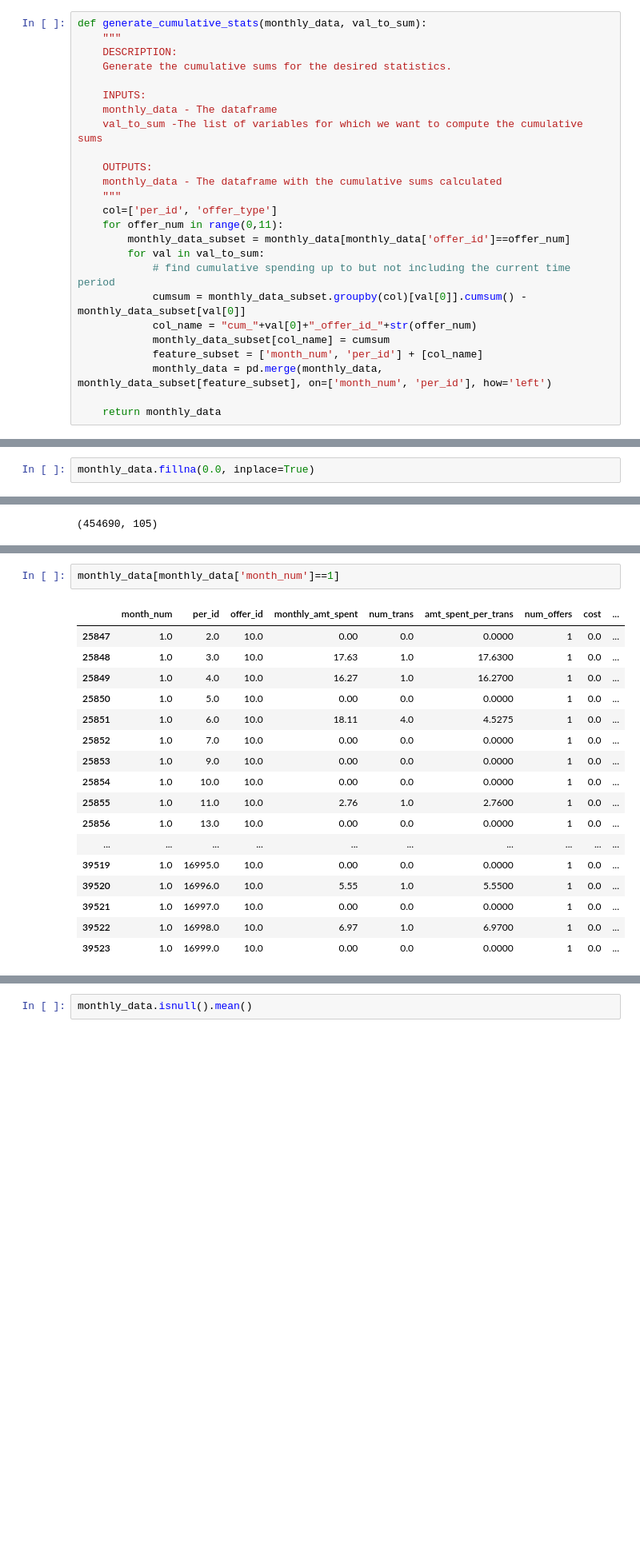
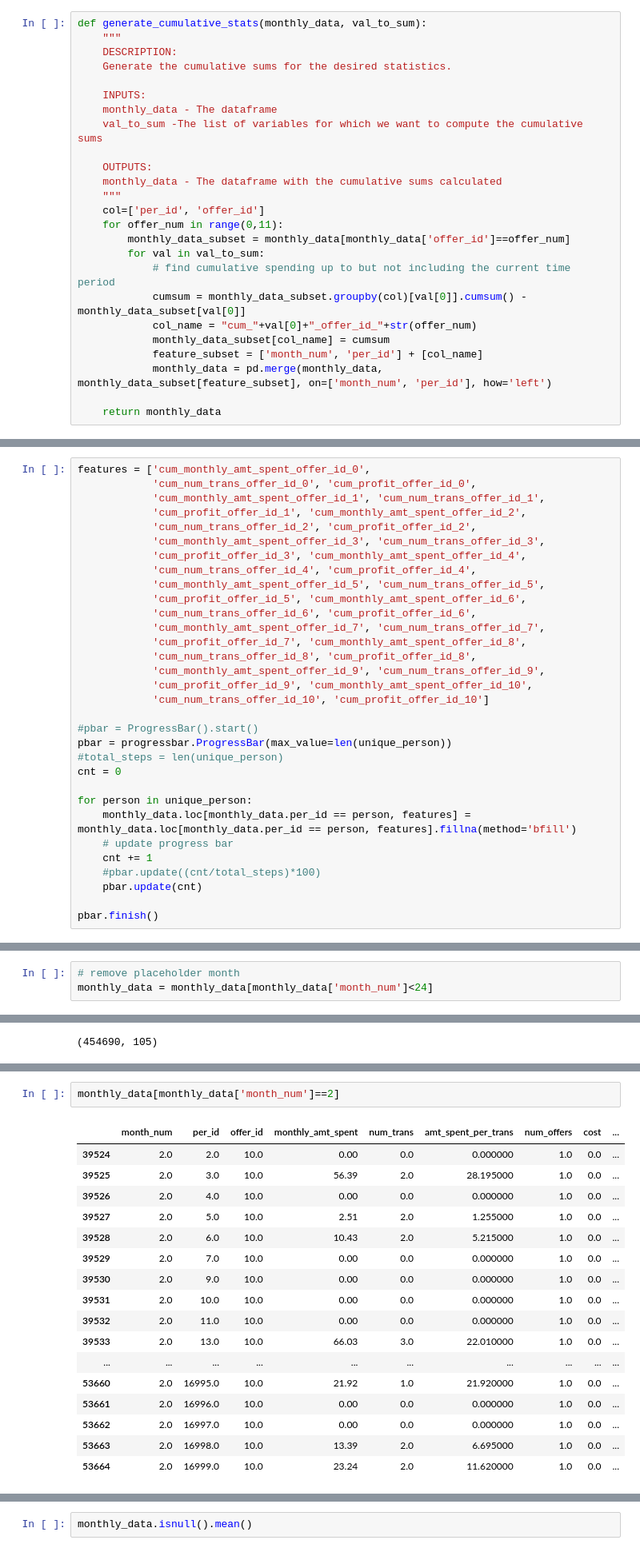
Before and after one commit to joshxinjie/Data_Scientist_Nanodegree, a Jupyter notebook: capstone/generate_monthly_data.ipynb, the cells around one changed output, grey strips where cells are left out. Shown at 80% size. Saved outputs shown, nothing was run; the diff lists cells and outputs as text; blank space fills up the shorter version.

```diff
--- a/capstone/generate_monthly_data.ipynb
+++ b/capstone/generate_monthly_data.ipynb
@@ -1116,7 +1021,7 @@ def generate_cumulative_stats(monthly_data, val_to_sum):
     OUTPUTS:
     monthly_data - The dataframe with the cumulative sums calculated
     """
-    col=['per_id', 'offer_type']
+    col=['per_id', 'offer_id']
     for offer_num in range(0,11):
         monthly_data_subset = monthly_data[monthly_data['offer_id']==offer_num]
         for val in val_to_sum:
@@ -1148 +1053,33 @@ See the caveats in the documentation: http://pandas.pydata.org/pandas-docs/stabl
 5 rows × 44 columns
+# %%
+features = ['cum_monthly_amt_spent_offer_id_0',
+            'cum_num_trans_offer_id_0', 'cum_profit_offer_id_0',
+            'cum_monthly_amt_spent_offer_id_1', 'cum_num_trans_offer_id_1',
+            'cum_profit_offer_id_1', 'cum_monthly_amt_spent_offer_id_2',
+            'cum_num_trans_offer_id_2', 'cum_profit_offer_id_2',
+            'cum_monthly_amt_spent_offer_id_3', 'cum_num_trans_offer_id_3',
+            'cum_profit_offer_id_3', 'cum_monthly_amt_spent_offer_id_4',
+            'cum_num_trans_offer_id_4', 'cum_profit_offer_id_4',
+            'cum_monthly_amt_spent_offer_id_5', 'cum_num_trans_offer_id_5',
+            'cum_profit_offer_id_5', 'cum_monthly_amt_spent_offer_id_6',
+            'cum_num_trans_offer_id_6', 'cum_profit_offer_id_6',
+            'cum_monthly_amt_spent_offer_id_7', 'cum_num_trans_offer_id_7',
+            'cum_profit_offer_id_7', 'cum_monthly_amt_spent_offer_id_8',
+            'cum_num_trans_offer_id_8', 'cum_profit_offer_id_8',
+            'cum_monthly_amt_spent_offer_id_9', 'cum_num_trans_offer_id_9',
+            'cum_profit_offer_id_9', 'cum_monthly_amt_spent_offer_id_10',
+            'cum_num_trans_offer_id_10', 'cum_profit_offer_id_10']
+
+#pbar = ProgressBar().start()
+pbar = progressbar.ProgressBar(max_value=len(unique_person))
+#total_steps = len(unique_person)
+cnt = 0
+
+for person in unique_person:
+    monthly_data.loc[monthly_data.per_id == person, features] = monthly_data.loc[monthly_data.per_id == person, features].fillna(method='bfill')
+    # update progress bar
+    cnt += 1
+    #pbar.update((cnt/total_steps)*100)
+    pbar.update(cnt)
+
+pbar.finish()
@@ -1149 +1088,4 @@ See the caveats in the documentation: http://pandas.pydata.org/pandas-docs/stabl
+# %%
+# remove placeholder month
+monthly_data = monthly_data[monthly_data['month_num']<24]
 # %%
@@ -1256,3 +1291 @@ monthly_data["cum_profit_offer_id_10"]
-# %%
-monthly_data.fillna(0.0, inplace=True)
 # %%
@@ -1514,21 +1474,21 @@ monthly_data[monthly_data["per_id"]==2]
 28 rows × 199 columns
 # %%
-monthly_data[monthly_data['month_num']==1]
+monthly_data[monthly_data['month_num']==2]
 # %% [output]
 |  | month_num | per_id | offer_id | monthly_amt_spent | num_trans | amt_spent_per_trans | num_offers | cost | ... |
-| 25847 | 1.0 | 2.0 | 10.0 | 0.00 | 0.0 | 0.0000 | 1 | 0.0 | ... |
-| 25848 | 1.0 | 3.0 | 10.0 | 17.63 | 1.0 | 17.6300 | 1 | 0.0 | ... |
-| 25849 | 1.0 | 4.0 | 10.0 | 16.27 | 1.0 | 16.2700 | 1 | 0.0 | ... |
-| 25850 | 1.0 | 5.0 | 10.0 | 0.00 | 0.0 | 0.0000 | 1 | 0.0 | ... |
-| 25851 | 1.0 | 6.0 | 10.0 | 18.11 | 4.0 | 4.5275 | 1 | 0.0 | ... |
-| 25852 | 1.0 | 7.0 | 10.0 | 0.00 | 0.0 | 0.0000 | 1 | 0.0 | ... |
-| 25853 | 1.0 | 9.0 | 10.0 | 0.00 | 0.0 | 0.0000 | 1 | 0.0 | ... |
-| 25854 | 1.0 | 10.0 | 10.0 | 0.00 | 0.0 | 0.0000 | 1 | 0.0 | ... |
-| 25855 | 1.0 | 11.0 | 10.0 | 2.76 | 1.0 | 2.7600 | 1 | 0.0 | ... |
-| 25856 | 1.0 | 13.0 | 10.0 | 0.00 | 0.0 | 0.0000 | 1 | 0.0 | ... |
+| 39524 | 2.0 | 2.0 | 10.0 | 0.00 | 0.0 | 0.000000 | 1.0 | 0.0 | ... |
+| 39525 | 2.0 | 3.0 | 10.0 | 56.39 | 2.0 | 28.195000 | 1.0 | 0.0 | ... |
+| 39526 | 2.0 | 4.0 | 10.0 | 0.00 | 0.0 | 0.000000 | 1.0 | 0.0 | ... |
+| 39527 | 2.0 | 5.0 | 10.0 | 2.51 | 2.0 | 1.255000 | 1.0 | 0.0 | ... |
+| 39528 | 2.0 | 6.0 | 10.0 | 10.43 | 2.0 | 5.215000 | 1.0 | 0.0 | ... |
+| 39529 | 2.0 | 7.0 | 10.0 | 0.00 | 0.0 | 0.000000 | 1.0 | 0.0 | ... |
+| 39530 | 2.0 | 9.0 | 10.0 | 0.00 | 0.0 | 0.000000 | 1.0 | 0.0 | ... |
+| 39531 | 2.0 | 10.0 | 10.0 | 0.00 | 0.0 | 0.000000 | 1.0 | 0.0 | ... |
+| 39532 | 2.0 | 11.0 | 10.0 | 0.00 | 0.0 | 0.000000 | 1.0 | 0.0 | ... |
+| 39533 | 2.0 | 13.0 | 10.0 | 66.03 | 3.0 | 22.010000 | 1.0 | 0.0 | ... |
 | ... | ... | ... | ... | ... | ... | ... | ... | ... | ... |
-| 39519 | 1.0 | 16995.0 | 10.0 | 0.00 | 0.0 | 0.0000 | 1 | 0.0 | ... |
-| 39520 | 1.0 | 16996.0 | 10.0 | 5.55 | 1.0 | 5.5500 | 1 | 0.0 | ... |
-| 39521 | 1.0 | 16997.0 | 10.0 | 0.00 | 0.0 | 0.0000 | 1 | 0.0 | ... |
-| 39522 | 1.0 | 16998.0 | 10.0 | 6.97 | 1.0 | 6.9700 | 1 | 0.0 | ... |
-| 39523 | 1.0 | 16999.0 | 10.0 | 0.00 | 0.0 | 0.0000 | 1 | 0.0 | ... |
+| 53660 | 2.0 | 16995.0 | 10.0 | 21.92 | 1.0 | 21.920000 | 1.0 | 0.0 | ... |
+| 53661 | 2.0 | 16996.0 | 10.0 | 0.00 | 0.0 | 0.000000 | 1.0 | 0.0 | ... |
+| 53662 | 2.0 | 16997.0 | 10.0 | 0.00 | 0.0 | 0.000000 | 1.0 | 0.0 | ... |
+| 53663 | 2.0 | 16998.0 | 10.0 | 13.39 | 2.0 | 6.695000 | 1.0 | 0.0 | ... |
+| 53664 | 2.0 | 16999.0 | 10.0 | 23.24 | 2.0 | 11.620000 | 1.0 | 0.0 | ... |
```
Also changed, not shown: parts of 64 cells of this notebook, 1 other file.
